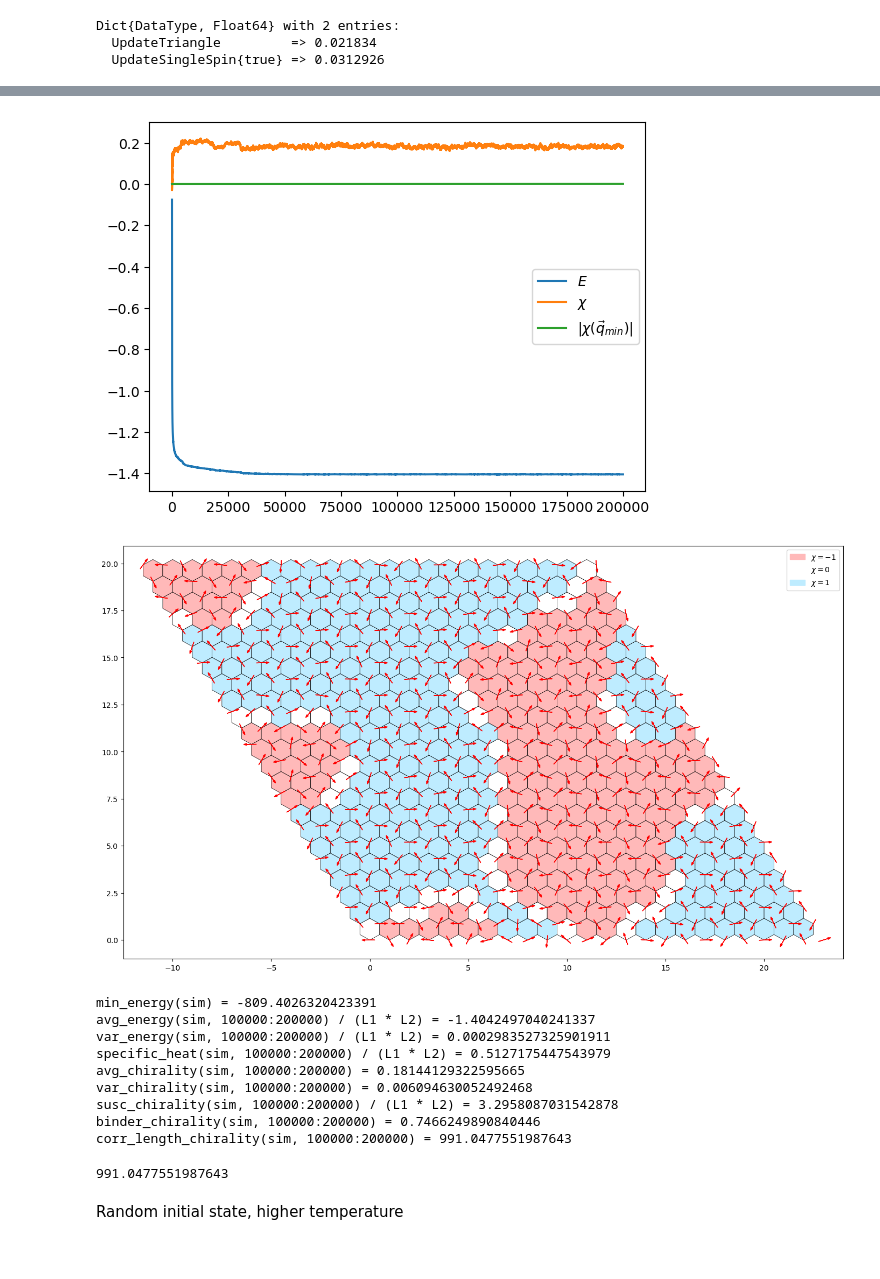
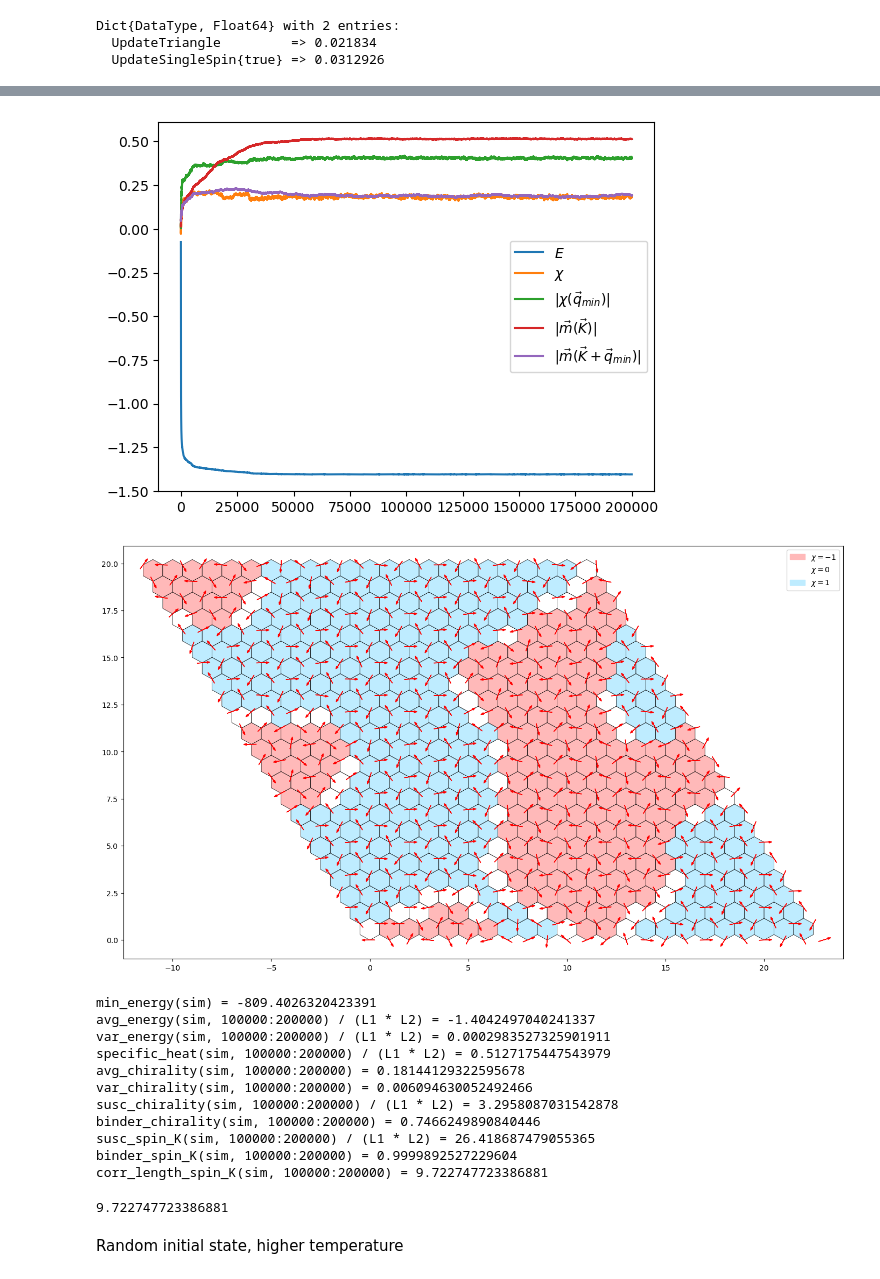
Before and after one commit to krivenko/MX2RKKY.jl, a Jupyter notebook: notebooks/Heisenberg.ipynb, the cells around one changed output, grey strips where cells are left out. Saved outputs shown, nothing was run; the diff lists cells and outputs as text; code cells hidden in the pictures.

```diff
--- a/notebooks/Heisenberg.ipynb
+++ b/notebooks/Heisenberg.ipynb
@@ -157,6 +167,8 @@ Dict{DataType, Float64} with 2 entries:
 plt.plot(sim.measurements.energy ./ (L1 * L2), label=raw"$E$")
 plt.plot(sim.measurements.chirality, label=raw"$\chi$")
 plt.plot(abs.(sim.measurements.chirality_at_q_min), label=raw"$|\chi(\vec{q}_{min})|$")
+plt.plot(map(norm, eachslice(sim.measurements.magnetization_at_K, dims=2)), label=raw"$|\vec{m}(\vec{K})|$")
+plt.plot(map(norm, eachslice(sim.measurements.magnetization_at_K_q_min, dims=2)), label=raw"$|\vec{m}(\vec{K}+\vec{q}_{min})|$")
 plt.legend()
 
 @show min_energy(sim) / (L1 * L2)
@@ -167,7 +179,10 @@ plt.legend()
 @show var_chirality(sim)
 @show susc_chirality(sim) / (L1 * L2)
 @show binder_chirality(sim)
-@show corr_length_chirality(sim)
+#@show corr_length_chirality(sim)
+@show susc_spin_K(sim) / (L1 * L2)
+@show binder_spin_K(sim)
+@show corr_length_spin_K(sim)
 
 fig = plot_conf(sim.conf);
 fig.savefig("heisenberg_conf_T0.01.pdf")
@@ -184,4 +201,4 @@ corr_length_chirality(sim) = 1018.8684760311482
-[figure, old version]
+[figure, new version]
 [figure]
 # %%
 @show min_energy(sim)
@@ -192,18 +209,23 @@ corr_length_chirality(sim) = 1018.8684760311482
 @show var_chirality(sim, 100000:200000)
 @show susc_chirality(sim, 100000:200000) / (L1 * L2)
 @show binder_chirality(sim, 100000:200000)
-@show corr_length_chirality(sim, 100000:200000)
+#@show corr_length_chirality(sim, 100000:200000)
+@show susc_spin_K(sim, 100000:200000) / (L1 * L2)
+@show binder_spin_K(sim, 100000:200000)
+@show corr_length_spin_K(sim, 100000:200000)
 # %% [output]
 min_energy(sim) = -809.4026320423391
 avg_energy(sim, 100000:200000) / (L1 * L2) = -1.4042497040241337
 var_energy(sim, 100000:200000) / (L1 * L2) = 0.0002983527325901911
 specific_heat(sim, 100000:200000) / (L1 * L2) = 0.5127175447543979
-avg_chirality(sim, 100000:200000) = 0.18144129322595665
-var_chirality(sim, 100000:200000) = 0.006094630052492468
+avg_chirality(sim, 100000:200000) = 0.18144129322595678
+var_chirality(sim, 100000:200000) = 0.006094630052492466
 susc_chirality(sim, 100000:200000) / (L1 * L2) = 3.2958087031542878
 binder_chirality(sim, 100000:200000) = 0.7466249890840446
-corr_length_chirality(sim, 100000:200000) = 991.0477551987643
+susc_spin_K(sim, 100000:200000) / (L1 * L2) = 26.418687479055365
+binder_spin_K(sim, 100000:200000) = 0.9999892527229604
+corr_length_spin_K(sim, 100000:200000) = 9.722747723386881
-991.0477551987643
+9.722747723386881
 # %% [markdown]
 Random initial state, higher temperature
 # %%
```
Also changed, not shown: parts of 11 cells of this notebook.
